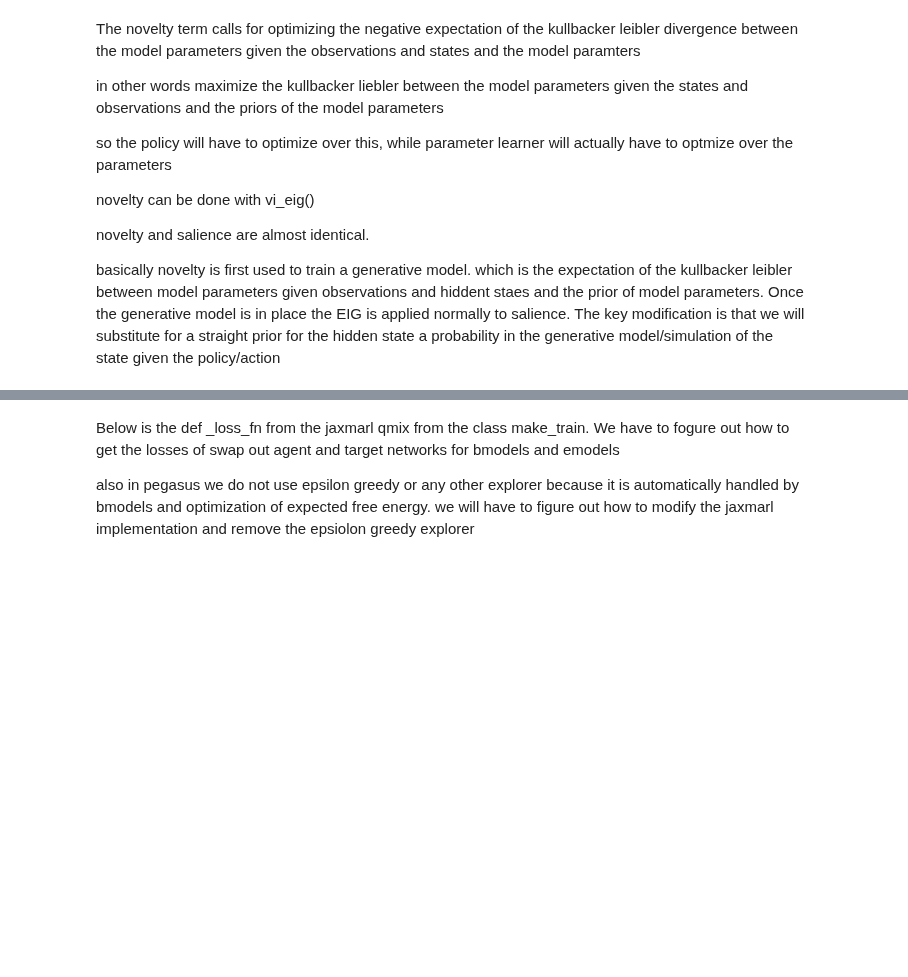
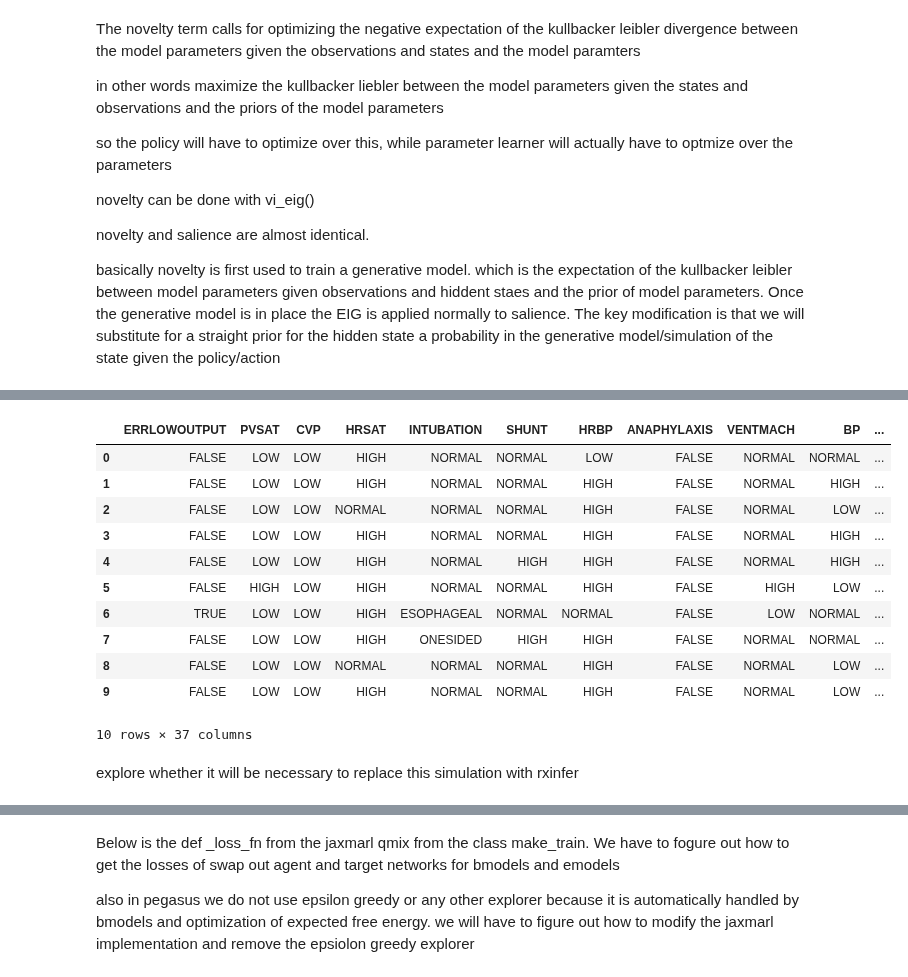
Before and after one commit to lordfiftyfive/SpecialProjects, a Jupyter notebook: Pegasuslin4.ipynb, the cells around one changed output, grey strips where cells are left out. Saved outputs shown, nothing was run; the diff lists cells and outputs as text; code cells hidden in the pictures; blank space fills up the shorter version.

```diff
--- a/Pegasuslin4.ipynb
+++ b/Pegasuslin4.ipynb
@@ -1064,0 +1083,3 @@ model2*likelihoods/model1*likelihoods
+# %%
+model.simulate(n_samples=10, do={"CVP": "LOW"})
+# %% [output]
@@ -1064,0 +1090,14 @@ model2*likelihoods/model1*likelihoods
+|  | ERRLOWOUTPUT | PVSAT | CVP | HRSAT | INTUBATION | SHUNT | HRBP | ANAPHYLAXIS | VENTMACH | BP | ... |
+| 0 | FALSE | LOW | LOW | HIGH | NORMAL | NORMAL | LOW | FALSE | NORMAL | NORMAL | ... |
+| 1 | FALSE | LOW | LOW | HIGH | NORMAL | NORMAL | HIGH | FALSE | NORMAL | HIGH | ... |
+| 2 | FALSE | LOW | LOW | NORMAL | NORMAL | NORMAL | HIGH | FALSE | NORMAL | LOW | ... |
+| 3 | FALSE | LOW | LOW | HIGH | NORMAL | NORMAL | HIGH | FALSE | NORMAL | HIGH | ... |
+| 4 | FALSE | LOW | LOW | HIGH | NORMAL | HIGH | HIGH | FALSE | NORMAL | HIGH | ... |
+| 5 | FALSE | HIGH | LOW | HIGH | NORMAL | NORMAL | HIGH | FALSE | HIGH | LOW | ... |
+| 6 | TRUE | LOW | LOW | HIGH | ESOPHAGEAL | NORMAL | NORMAL | FALSE | LOW | NORMAL | ... |
+| 7 | FALSE | LOW | LOW | HIGH | ONESIDED | HIGH | HIGH | FALSE | NORMAL | NORMAL | ... |
+| 8 | FALSE | LOW | LOW | NORMAL | NORMAL | NORMAL | HIGH | FALSE | NORMAL | LOW | ... |
+| 9 | FALSE | LOW | LOW | HIGH | NORMAL | NORMAL | HIGH | FALSE | NORMAL | LOW | ... |
+10 rows × 37 columns
+# %% [markdown]
+explore whether it will be necessary to replace this simulation with rxinfer
```
Also changed, not shown: parts of 19 cells of this notebook.
